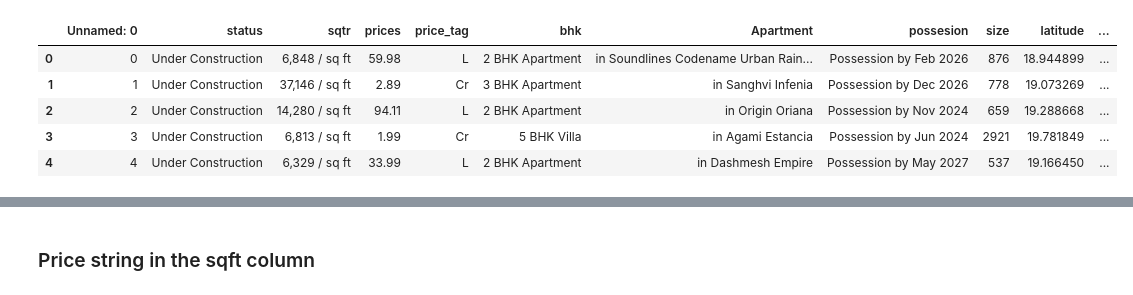
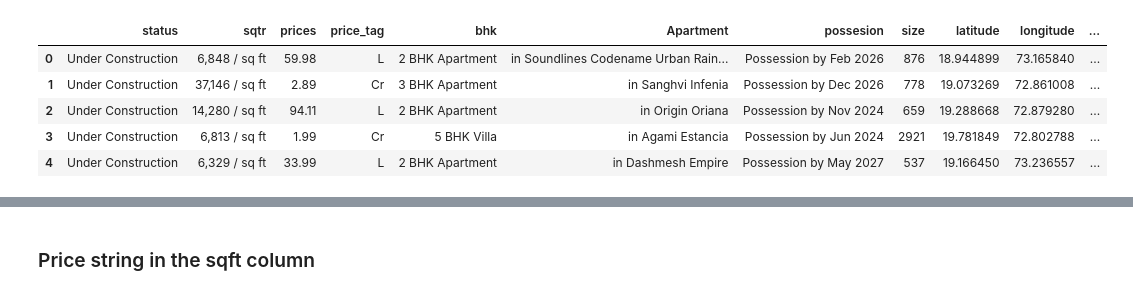
Before and after one commit to rishikeshwaghela/Python_ca2, a Jupyter notebook: final_ca2.ipynb, the cells around one changed output, grey strips where cells are left out. Cells and saved outputs as stored; diff of their text form; code cells hidden in the pictures.

```diff
--- a/final_ca2.ipynb
+++ b/final_ca2.ipynb
@@ -9,3 +9,5 @@ warnings.filterwarnings("ignore")
 mumbai_city = pd.read_csv("/Users/raw/Desktop/Python_ca2/mumbai_city.csv", low_memory= False)
 chennai_city = pd.read_csv("/Users/raw/Desktop/Python_ca2/chennai_city.csv", low_memory=False)
 delhi_city = pd.read_csv("/Users/raw/Desktop/Python_ca2/delhi_city.csv", low_memory=False)
+# %%
+data_final = pd.concat([mumbai_city, chennai_city , delhi_city] , axis= 0 , ignore_index=True)
@@ -12,9 +30,11 @@ delhi_city = pd.read_csv("/Users/raw/Desktop/Python_ca2/delhi_city.csv", low_mem
+# %%
+data_final.drop("Unnamed: 0", axis= 1 , inplace=True)
 # %%
-mumbai_city.head()
+data_final.head()
 # %% [output]
-|  | Unnamed: 0 | status | sqtr | prices | price_tag | bhk | Apartment | possesion | size | latitude | ... |
-| 0 | 0 | Under Construction | 6,848 / sq ft | 59.98 | L | 2 BHK Apartment | in Soundlines Codename Urban Rain... | Possession by Feb 2026 | 876 | 18.944899 | ... |
-| 1 | 1 | Under Construction | 37,146 / sq ft | 2.89 | Cr | 3 BHK Apartment | in Sanghvi Infenia | Possession by Dec 2026 | 778 | 19.073269 | ... |
-| 2 | 2 | Under Construction | 14,280 / sq ft | 94.11 | L | 2 BHK Apartment | in Origin Oriana | Possession by Nov 2024 | 659 | 19.288668 | ... |
-| 3 | 3 | Under Construction | 6,813 / sq ft | 1.99 | Cr | 5 BHK Villa | in Agami Estancia | Possession by Jun 2024 | 2921 | 19.781849 | ... |
-| 4 | 4 | Under Construction | 6,329 / sq ft | 33.99 | L | 2 BHK Apartment | in Dashmesh Empire | Possession by May 2027 | 537 | 19.166450 | ... |
+|  | status | sqtr | prices | price_tag | bhk | Apartment | possesion | size | latitude | longitude | ... |
+| 0 | Under Construction | 6,848 / sq ft | 59.98 | L | 2 BHK Apartment | in Soundlines Codename Urban Rain... | Possession by Feb 2026 | 876 | 18.944899 | 73.165840 | ... |
+| 1 | Under Construction | 37,146 / sq ft | 2.89 | Cr | 3 BHK Apartment | in Sanghvi Infenia | Possession by Dec 2026 | 778 | 19.073269 | 72.861008 | ... |
+| 2 | Under Construction | 14,280 / sq ft | 94.11 | L | 2 BHK Apartment | in Origin Oriana | Possession by Nov 2024 | 659 | 19.288668 | 72.879280 | ... |
+| 3 | Under Construction | 6,813 / sq ft | 1.99 | Cr | 5 BHK Villa | in Agami Estancia | Possession by Jun 2024 | 2921 | 19.781849 | 72.802788 | ... |
+| 4 | Under Construction | 6,329 / sq ft | 33.99 | L | 2 BHK Apartment | in Dashmesh Empire | Possession by May 2027 | 537 | 19.166450 | 73.236557 | ... |
```
Also changed, not shown: parts of 135 cells of this notebook.
